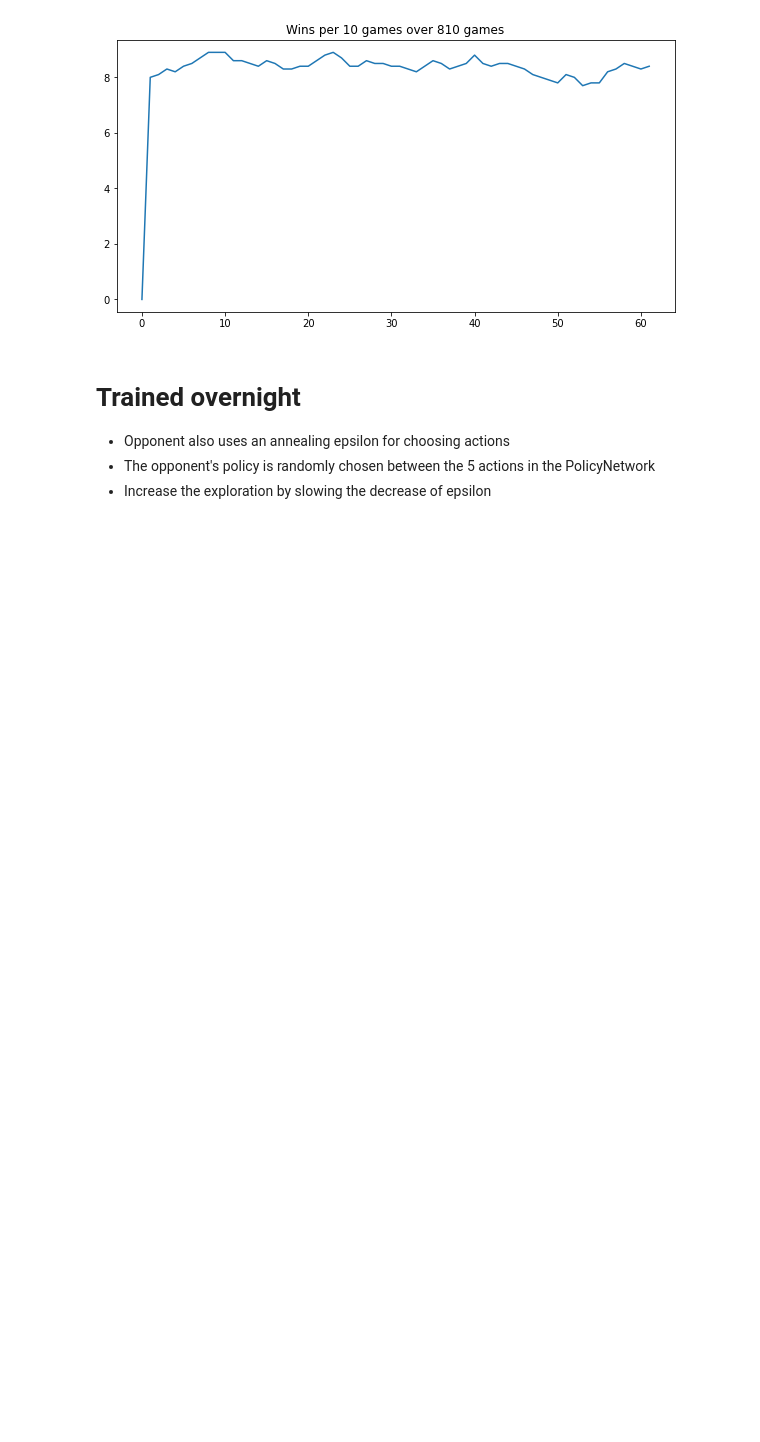
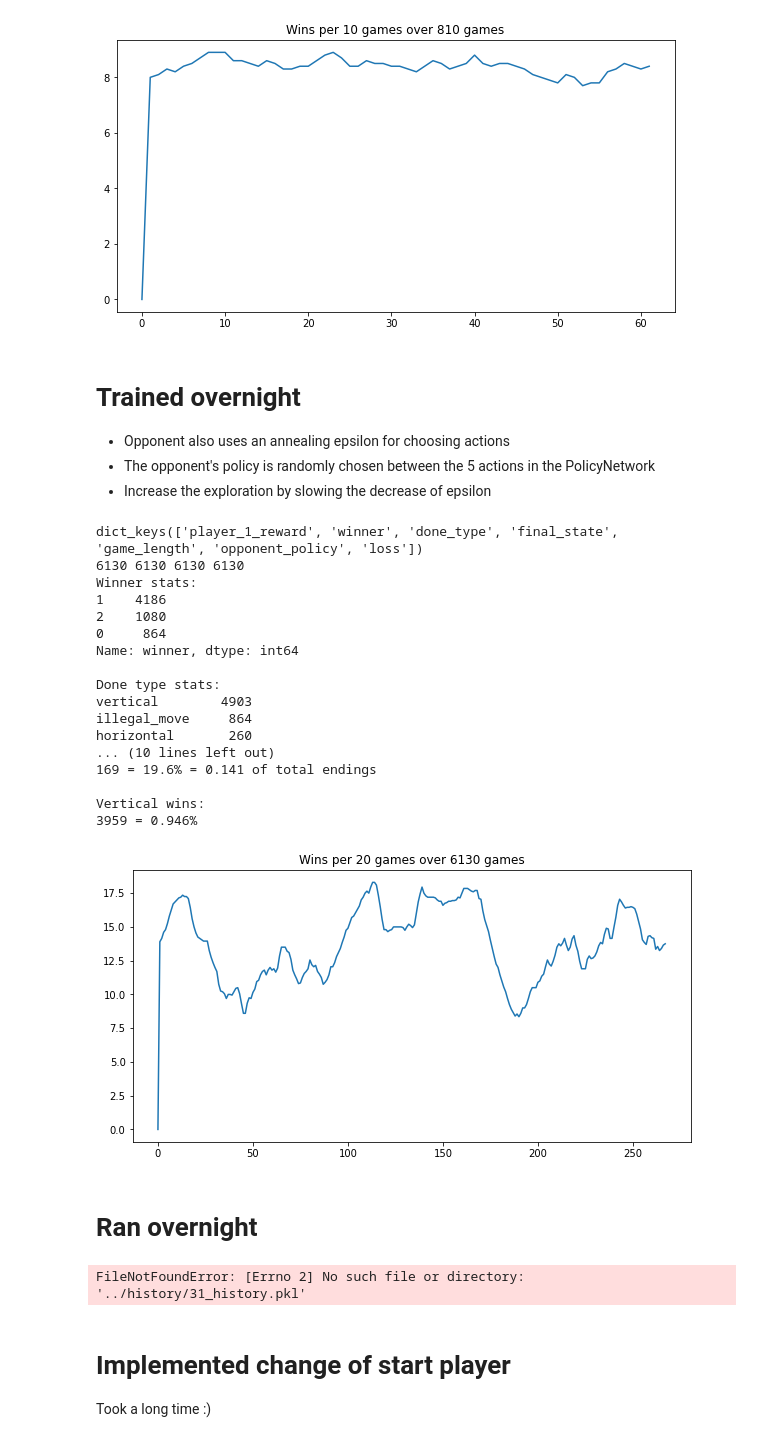
Before and after one commit to olestole/dqn-connect-4, a Jupyter notebook: connect_x/analytics.ipynb, the cells around one changed output. Cells and saved outputs as stored; diff of their text form; code cells hidden in the pictures; blank space fills up the shorter version.

```diff
--- a/connect_x/analytics.ipynb
+++ b/connect_x/analytics.ipynb
@@ -27,6 +27,24 @@ def create_df_from_history_ins(history_ins: int):
         "winner": winner
     })
     return df
+# %%
+def display_stats(df: pd.DataFrame, illegal_move_reward = -10):
+    winner_stats = df['winner'].value_counts()
+    done_type_stats = df['done_type'].value_counts()
+    win_percent = round(df[df['winner'] == 1]['winner'].count() / len(df), 3)
+    num_illegal_moves = df[df['done_type'] == 'illegal_move']['done_type'].count()
+    num_illegal_moves_p1 = df[df['player_1_reward'] == illegal_move_reward]['player_1_reward'].count()
+    percent_of_illegal_moves = round(num_illegal_moves_p1 / num_illegal_moves, 3) * 100
+    percent_illegal_moves = round(num_illegal_moves / len(df), 3)
+    win_percent_wo_illegal = round(df[df['winner'] == 1]['winner'].count() / len(df[df['done_type'] != 'illegal_move']), 3)
+    vertical_wins = df[(df['winner'] == 1) & (df['done_type'] == 'vertical')]['winner'].count()
+    vertical_wins_percent = round(vertical_wins / len(df[df['winner'] == 1]), 3)
+    print(f"Winner stats:\n{winner_stats}\n")
+    print(f"Done type stats:\n{done_type_stats}\n")
+    print(f"Win percent:\n{win_percent}\n")
+    print(f"Win percent without illegal moves:\n{win_percent_wo_illegal}\n")
+    print(f"Number of illegal moves by Player 1:\n{num_illegal_moves_p1} = {percent_of_illegal_moves}% = {percent_illegal_moves} of total endings\n")
+    print(f"Vertical wins:\n{vertical_wins} = {vertical_wins_percent}%\n")
 # %% [markdown]
 # Training agent against random agent for 300 episodes
 # %%
@@ -522,19 +559,23 @@ def display_stats(df: pd.DataFrame, illegal_move_reward = -10):
     win_percent = round(df[df['winner'] == 1]['winner'].count() / len(df), 3)
     num_illegal_moves = df[df['done_type'] == 'illegal_move']['done_type'].count()
     num_illegal_moves_p1 = df[df['player_1_reward'] == illegal_move_reward]['player_1_reward'].count()
-    percent_of_illegal_moves = round(num_illegal_moves_p1 / num_illegal_moves, 3)
+    percent_of_illegal_moves = round(num_illegal_moves_p1 / num_illegal_moves, 3) * 100
+    percent_illegal_moves = round(num_illegal_moves / len(df), 3)
     win_percent_wo_illegal = round(df[df['winner'] == 1]['winner'].count() / len(df[df['done_type'] != 'illegal_move']), 3)
+    vertical_wins = df[(df['winner'] == 1) & (df['done_type'] == 'vertical')]['winner'].count()
+    vertical_wins_percent = round(vertical_wins / len(df[df['winner'] == 1]), 3)
     print(f"Winner stats:\n{winner_stats}\n")
     print(f"Done type stats:\n{done_type_stats}\n")
     print(f"Win percent:\n{win_percent}\n")
     print(f"Win percent without illegal moves:\n{win_percent_wo_illegal}\n")
-    print(f"Number of illegal moves by Player 1:\n{num_illegal_moves_p1} = {percent_of_illegal_moves}%\n")
+    print(f"Number of illegal moves by Player 1:\n{num_illegal_moves_p1} = {percent_of_illegal_moves}% = {percent_illegal_moves} of total endings\n")
+    print(f"Vertical wins:\n{vertical_wins} = {vertical_wins_percent}%\n")
 # %%
-def calculate_wins_window(df: pd.DataFrame, window: int = 10):
+def calculate_wins_window(df: pd.DataFrame, window: int = 10, winner = 1):
     wins = []
     curr_sum = 0
     for index,row in df.iterrows():
-        if row['winner'] == 1:
+        if row['winner'] == winner:
             curr_sum += 1
 
         if index % window == 0:
@@ -548,9 +589,9 @@ def calculate_wins_window(df: pd.DataFrame, window: int = 10):
     return wins
 
 
-def plot_wins_window(wins = None, df: pd.DataFrame = None, window: int = 10, epoch_length: int = 0):
+def plot_wins_window(wins = None, df: pd.DataFrame = None, window: int = 10, epoch_length: int = 0, winner=1):
     if wins is None:
-        wins = calculate_wins_window(df, window)
+        wins = calculate_wins_window(df, window, winner)
 
     plt.figure(figsize=(10,5))
     plt.title(f"Wins per {window} games over {len(df)} games")
@@ -882,3 +923,38 @@ Number of illegal moves by Player 1:
 - Opponent also uses an annealing epsilon for choosing actions
 - The opponent's policy is randomly chosen between the 5 actions in the PolicyNetwork
 - Increase the exploration by slowing the decrease of epsilon
+# %%
+window_size = 20
+df = create_df_from_history_ins(30)
+display_stats(df, illegal_move_reward = -10)
+plot_wins_window(df=df, window=window_size)
+# %% [output]
+dict_keys(['player_1_reward', 'winner', 'done_type', 'final_state', 'game_length', 'opponent_policy', 'loss'])
+6130 6130 6130 6130
+Winner stats:
+1    4186
+2    1080
+0     864
+Name: winner, dtype: int64
+
+Done type stats:
+vertical        4903
+illegal_move     864
+horizontal       260
+... (10 lines left out)
+169 = 19.6% = 0.141 of total endings
+
+Vertical wins:
+3959 = 0.946%
+[figure, added]
+# %% [markdown]
+# Ran overnight
+# %%
+df = create_df_from_history_ins(31)
+display_stats(df, illegal_move_reward = -10)
+plot_wins_window(df=df, window=window_size)
+# %% [output]
+FileNotFoundError: [Errno 2] No such file or directory: '../history/31_history.pkl'
+# %% [markdown]
+# Implemented change of start player
+Took a long time :)
```
Also changed, not shown: parts of 24 cells of this notebook, 8 other files.
